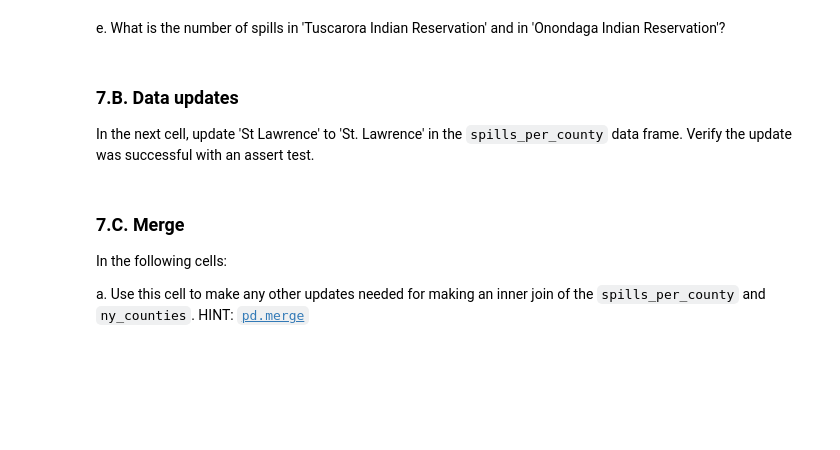
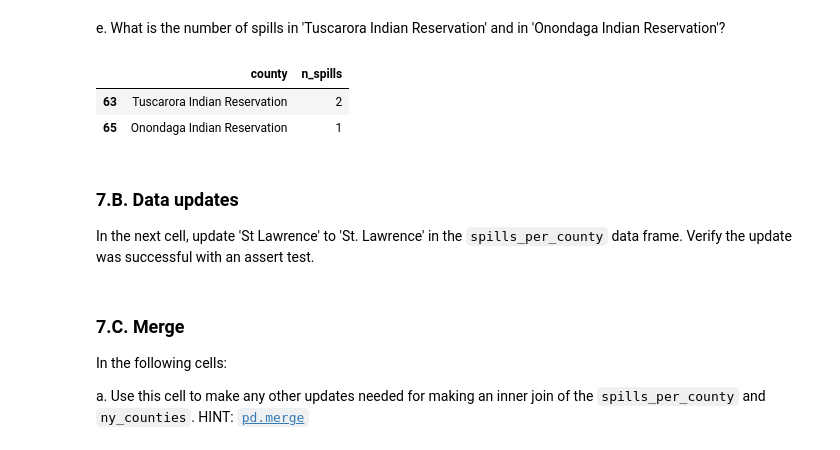
Before and after one commit to emaliap/eds220-hwk3, a Jupyter notebook: hwk3-task2-spills.ipynb, the cells around one changed output. Cells and saved outputs as stored; diff of their text form; code cells hidden in the pictures; blank space fills up the shorter version.

```diff
--- a/hwk3-task2-spills.ipynb
+++ b/hwk3-task2-spills.ipynb
@@ -569,3 +616,11 @@ e. What is the number of spills in 'Tuscarora Indian Reservation' and in 'Ononda
+# %%
+# Return the number of spills in two reservations
+reservations = spills_per_county[(spills_per_county['county'] == 'Tuscarora Indian Reservation') | (spills_per_county['county'] == 'Onondaga Indian Reservation')]
+reservations
+# %% [output]
+|  | county | n_spills |
+| 63 | Tuscarora Indian Reservation | 2 |
+| 65 | Onondaga Indian Reservation | 1 |
 # %% [markdown]
 ### 7.B. Data updates
 
```
Also changed, not shown: parts of 13 cells of this notebook.
